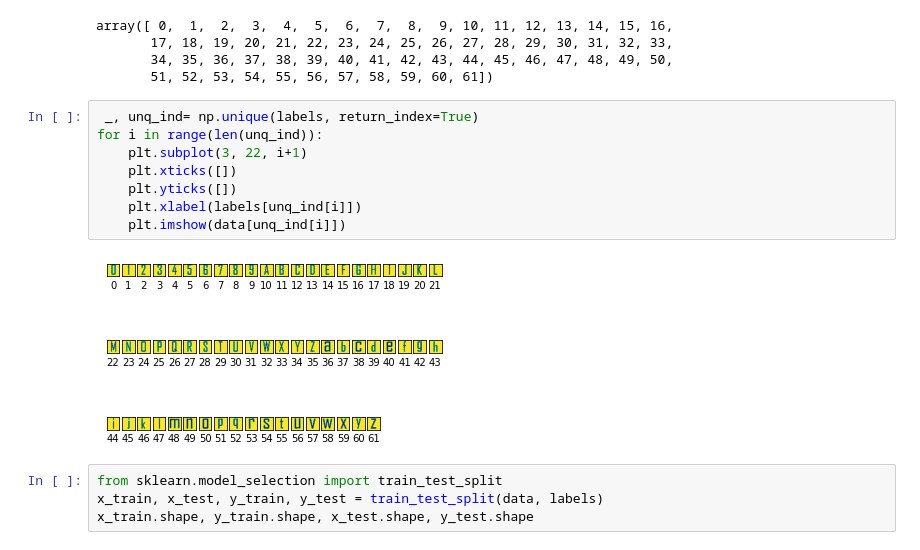
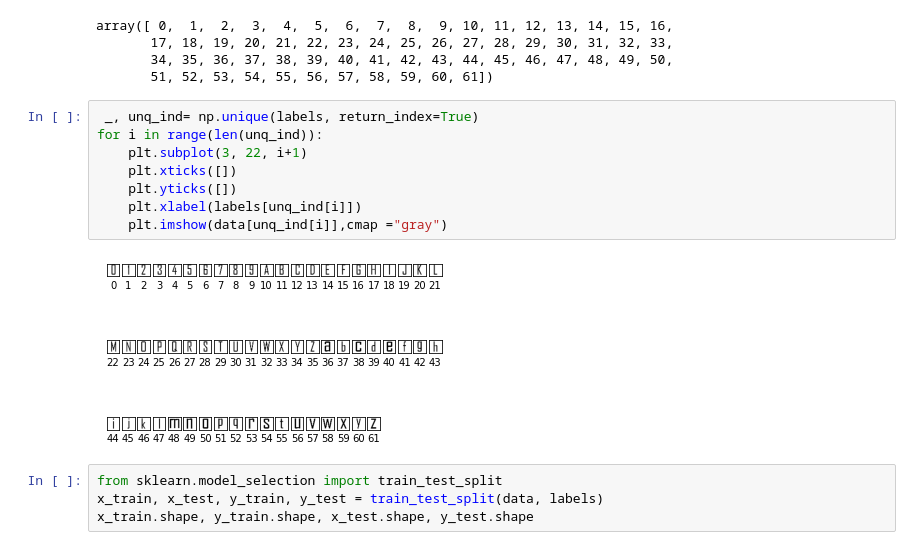
Before and after one commit to DivyanshFalodiya/text-detection-and-translation, a Jupyter notebook: Character Recognition.ipynb, the cells around one changed output. Cells and saved outputs as stored; diff of their text form.

```diff
--- a/Character Recognition.ipynb
+++ b/Character Recognition.ipynb
@@ -118,13 +118,13 @@ array([ 0,  1,  2,  3,  4,  5,  6,  7,  8,  9, 10, 11, 12, 13, 14, 15, 16,
 # %%
  _, unq_ind= np.unique(labels, return_index=True)
 for i in range(len(unq_ind)):
     plt.subplot(3, 22, i+1)
     plt.xticks([])
     plt.yticks([])
     plt.xlabel(labels[unq_ind[i]])
-    plt.imshow(data[unq_ind[i]])
+    plt.imshow(data[unq_ind[i]],cmap ="gray")
 # %% [output]
-[figure, old version]
+[figure, new version]
 # %%
 from sklearn.model_selection import train_test_split
 x_train, x_test, y_train, y_test = train_test_split(data, labels)
```
Also changed, not shown: parts of 5 cells of this notebook, 1 other file.
